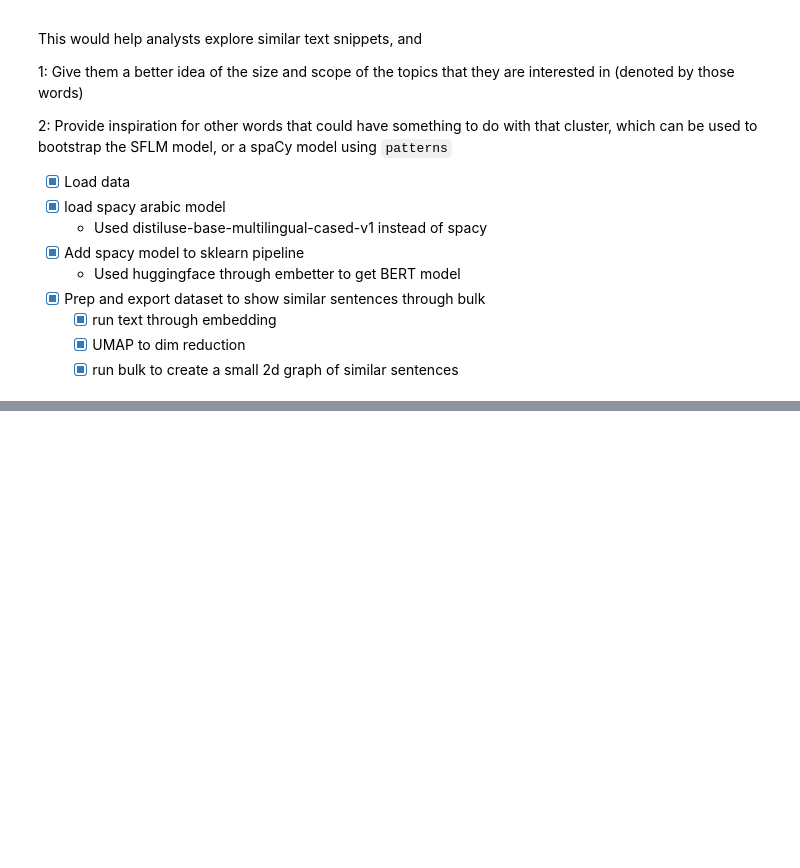
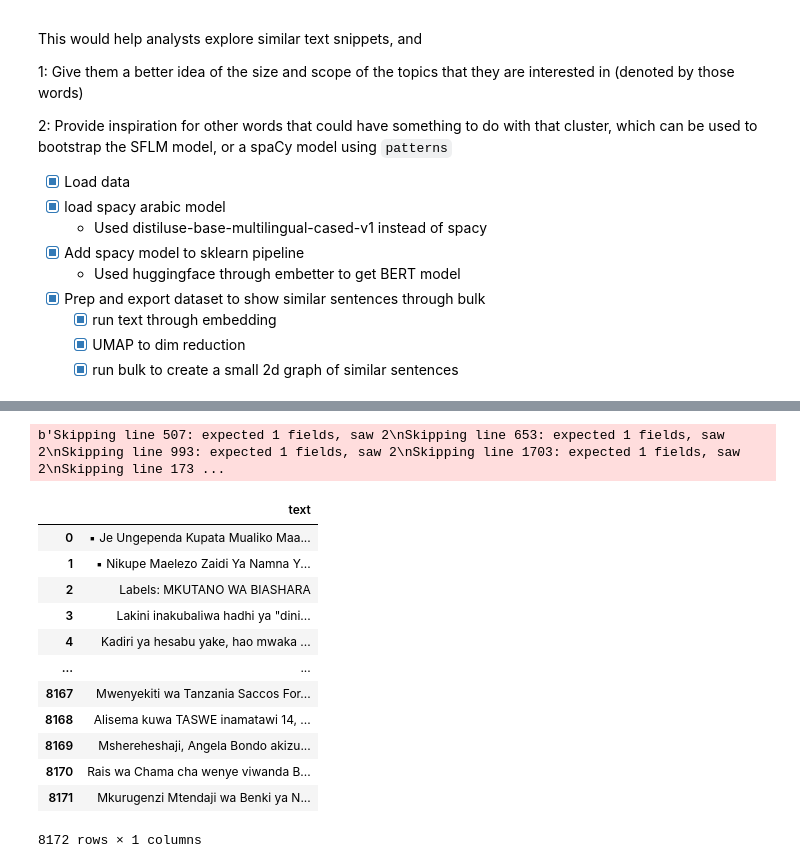
Before and after one commit to danielkingori/phoenix, a Jupyter notebook: phoenix/tag/labelling/explore_new_terms_sfm.ipynb, the cells around one changed output, grey strips where cells are left out. Drawn from its saved outputs; the diff is of its cells as text; code cells hidden in the pictures; blank space fills up the shorter version.

```diff
--- a/phoenix/tag/labelling/explore_new_terms_sfm.ipynb
+++ b/phoenix/tag/labelling/explore_new_terms_sfm.ipynb
@@ -56,2 +61,29 @@ written_path = "/Users/andrewsutjahjo/git/python/phoenix/local_artifacts//prodig
 output_path = f"{artifacts.urls.get_local()}/prodigy/dmaps_jordan_tweets-11.csv"
+# %%
+# wiki_data = f"{artifacts.urls.get_local()}/prodigy/sw_small.txt"
+wiki_data = f"{artifacts.urls.get_local()}/prodigy/sw_tiny.txt"
+output_path = f"{artifacts.urls.get_local()}/prodigy/sw_small_umap.csv"
+# %%
+with tentaclio.open(wiki_data, "r") as fb:
+    df_wiki = pd.read_csv(fb, sep="\n", error_bad_lines=False)
+# %% [output]
+b'Skipping line 507: expected 1 fields, saw 2\nSkipping line 653: expected 1 fields, saw 2\nSkipping line 993: expected 1 fields, saw 2\nSkipping line 1703: expected 1 fields, saw 2\nSkipping line 173 ...
+# %%
+df_wiki.rename({"MKUTANO WA BIASHARA": "text"}, axis=1, inplace=True)
+# %%
+df_wiki
+# %% [output]
+|  | text |
+| 0 | ▪ Je Ungependa Kupata Mualiko Maa... |
+| 1 | ▪ Nikupe Maelezo Zaidi Ya Namna Y... |
+| 2 | Labels: MKUTANO WA BIASHARA |
+| 3 | Lakini inakubaliwa hadhi ya "dini... |
+| 4 | Kadiri ya hesabu yake, hao mwaka ... |
+| ... | ... |
+| 8167 | Mwenyekiti wa Tanzania Saccos For... |
+| 8168 | Alisema kuwa TASWE inamatawi 14, ... |
+| 8169 | Mshereheshaji, Angela Bondo akizu... |
+| 8170 | Rais wa Chama cha wenye viwanda B... |
+| 8171 | Mkurugenzi Mtendaji wa Benki ya N... |
+8172 rows × 1 columns
 # %%
```
Also changed, not shown: parts of 8 cells of this notebook, 2 other files.
